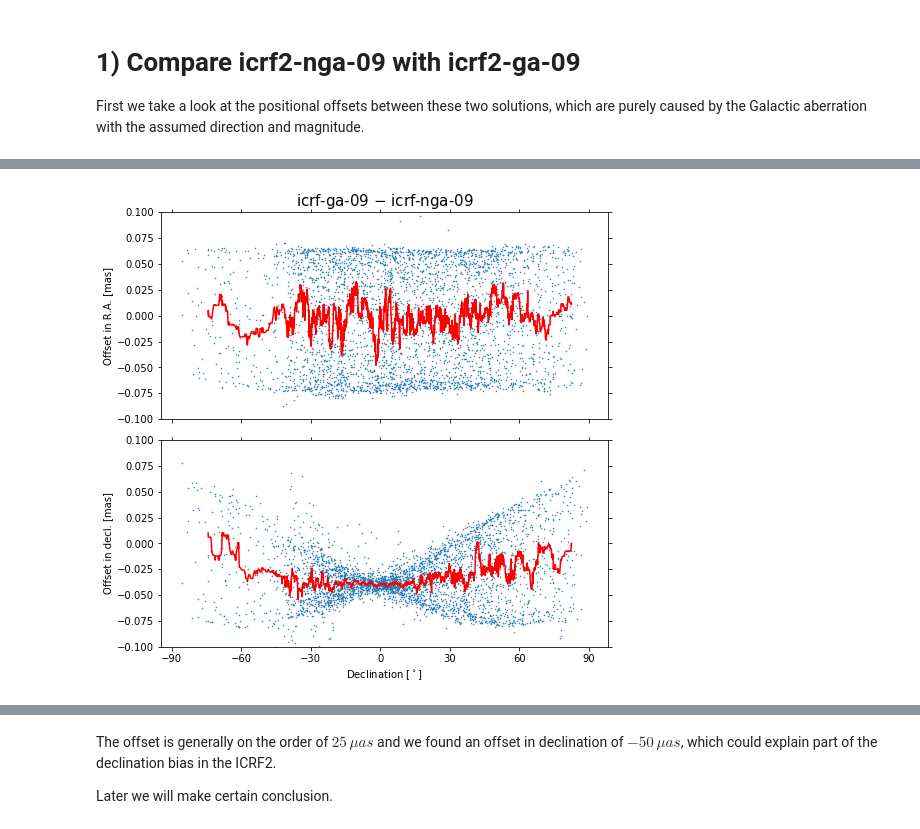
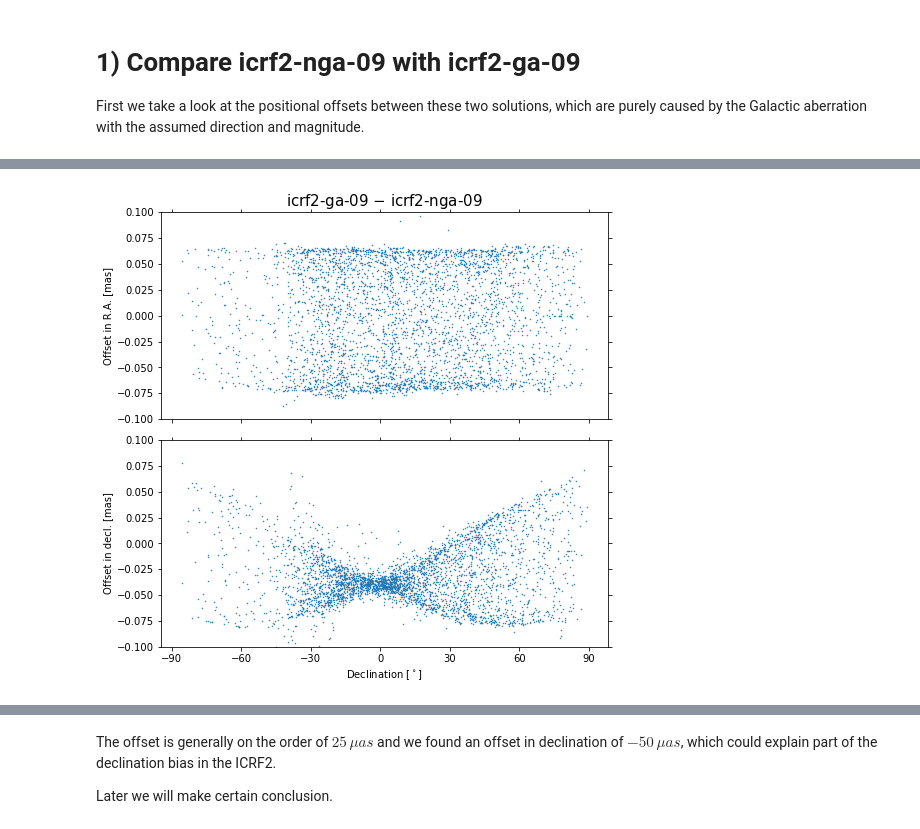
Before and after one commit to Niu-LIU/gaiacrf-in-vlbi, a Jupyter notebook: progs/check-ga-on-icrf2.ipynb, the cells around one changed output, grey strips where cells are left out. Saved outputs shown, nothing was run; the diff lists cells and outputs as text; code cells hidden in the pictures.

```diff
--- a/progs/check-ga-on-icrf2.ipynb
+++ b/progs/check-ga-on-icrf2.ipynb
@@ -96,38 +122,26 @@ soldif = radio_cat_diff_calc(solga, solnga, sou_name="iers_name")
 # %%
 fig, (ax0, ax1) = plt.subplots(figsize=(8, 8), nrows=2, sharex=True)
 
 ax0.plot(soldif["dec"], soldif["dra"], ".", ms=1)
 ax1.plot(soldif["dec"], soldif["ddec"], ".", ms=1)
 
 ax0.set_ylabel("Offset in R.A. [mas]")
 
 ax1.set_xlabel("Declination [$^\circ$]")
 ax1.set_ylabel("Offset in decl. [mas]")
 
-# Running median
-temp1 = Table(soldif)
-temp1.sort("dec")
-
-window = 50
-decmd1 = bn.move_median(temp1["dec"], window=window)
-dramd1 = bn.move_median(temp1["dra"], window=window)
-ddecmd1 = bn.move_median(temp1["ddec"], window=window)
-
-ax0.plot(decmd1, dramd1, "r")
-ax1.plot(decmd1, ddecmd1, "r")
-
 ax1.set_xticks(np.arange(-90, 91, 30))
 
 ax0.set_ylim([-0.1, 0.1])
 ax1.set_ylim([-0.1, 0.1])
 
-ax0.set_title("icrf-ga-09 $-$ icrf-nga-09", fontsize=15)
+ax0.set_title("icrf2-ga-09 $-$ icrf2-nga-09", fontsize=15)
 
 ax0.xaxis.set_ticks_position("both")
 ax0.yaxis.set_ticks_position("both")
 ax1.xaxis.set_ticks_position("both")
 ax1.yaxis.set_ticks_position("both")
 
 plt.subplots_adjust(hspace=0.1)
 # %% [output]
-[figure, old version]
+[figure, new version]
```
Also changed, not shown: parts of 6 cells of this notebook, 4 other files.
